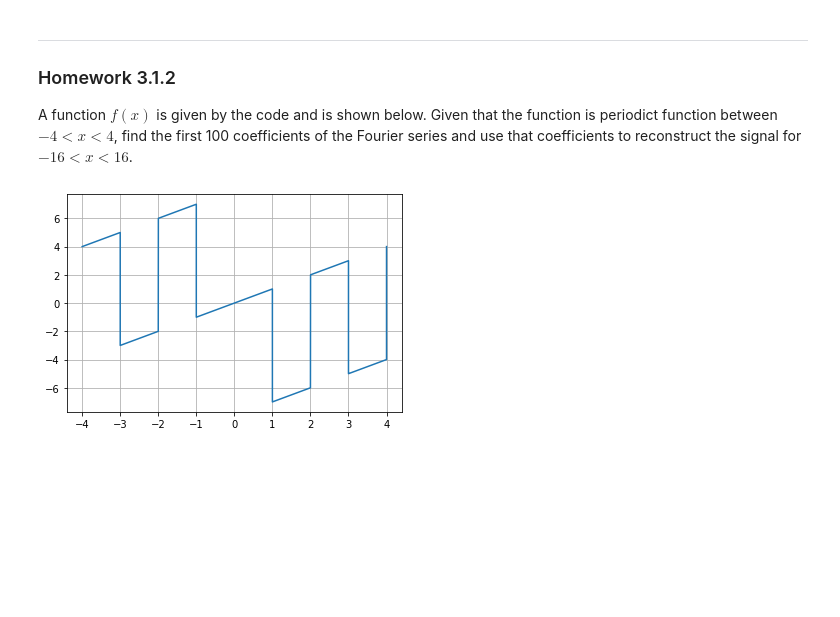
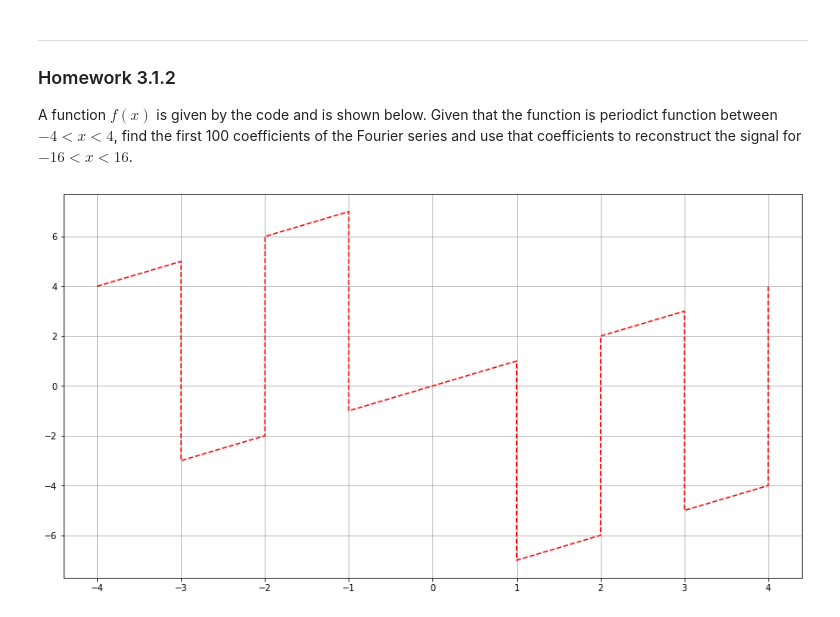
Before and after one commit to narula2000/ssm, a Jupyter notebook: Homework/Homework 3.1.ipynb, the cells around one changed output. Drawn from its saved outputs; the diff is of its cells as text; code cells hidden in the pictures; blank space fills up the shorter version.

```diff
--- a/Homework/Homework 3.1.ipynb
+++ b/Homework/Homework 3.1.ipynb
@@ -89,18 +90,21 @@ A function $f(x)$ is given by the code and is shown below. Given that the functi
 # %%
 def f(x):
     if (x > 4) or (x < -4):
         raise Exception("Out of bound")
     elif (-4 <= x < -3) or (-2 <= x < -1):
         return x + 8
     elif (1 <= x < 2) or (3 <= x < 4):
         return x - 8
     else:
         return x
 
-x = np.linspace(-4,4,100000)
+
+x = np.linspace(-4, 4, 100000)
 y = [f(e) for e in x]
-plt.plot(x, y)
+
+plt.figure(figsize=(15, 8))
+plt.plot(x, y, 'r--')
 plt.grid()
 plt.show()
 # %% [output]
-[figure, old version]
+[figure, new version]
```
Also changed, not shown: parts of 5 cells of this notebook.
